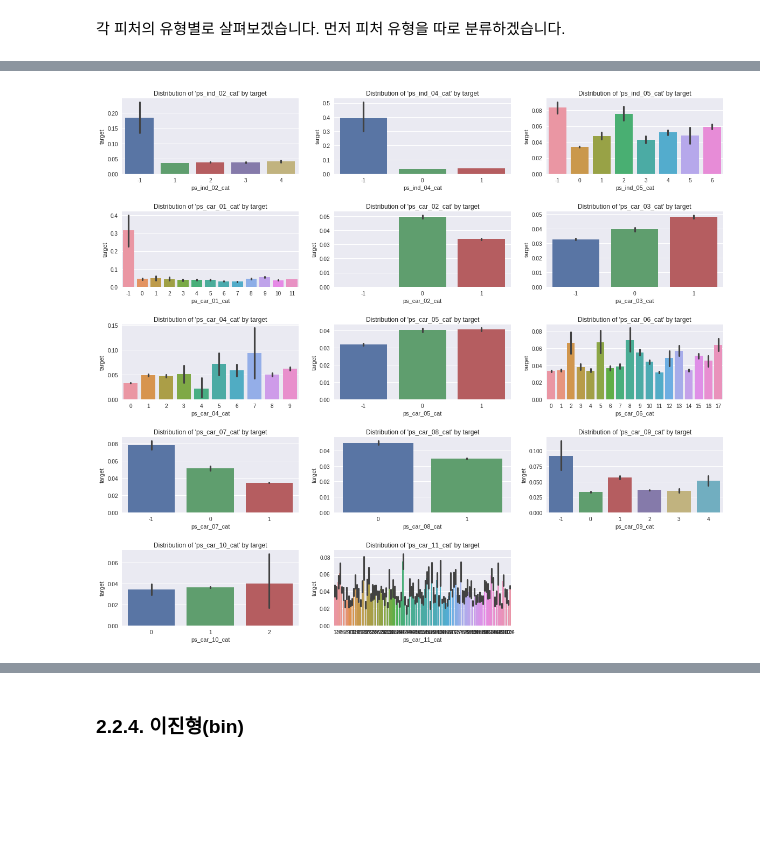
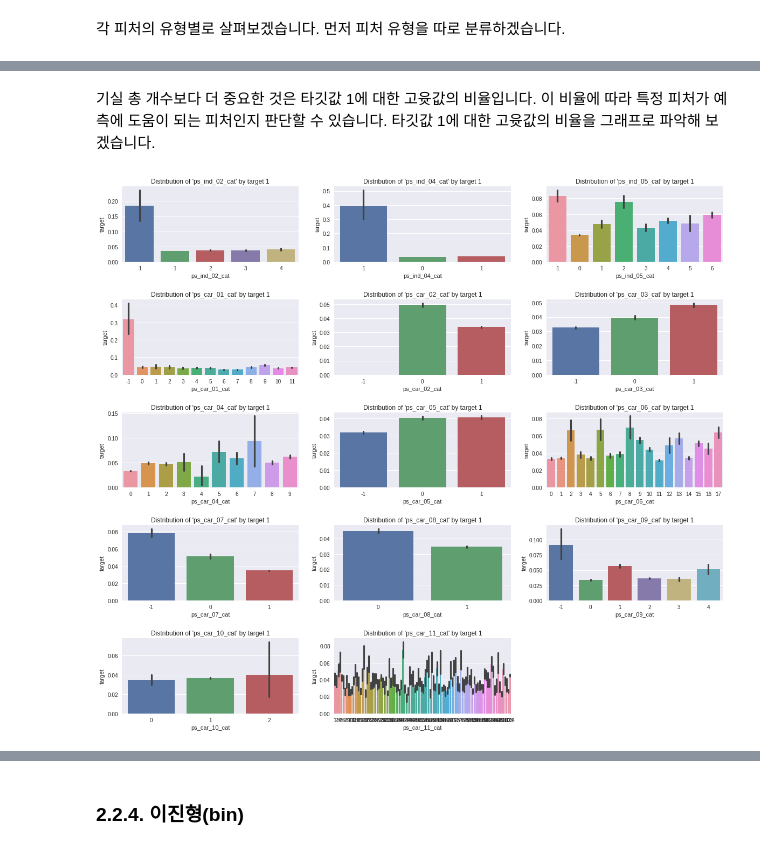
Before and after one commit to LeeSeungwon89/Kaggle_Dacon_Practice, a Jupyter notebook: 1. Porto_Seguro’s_Safe_Driver_Prediction_EDA.ipynb, the cells around one changed output, grey strips where cells are left out. Saved outputs shown, nothing was run; the diff lists cells and outputs as text; code cells hidden in the pictures; blank space fills up the shorter version.

```diff
--- a/1. Porto_Seguro’s_Safe_Driver_Prediction_EDA.ipynb
+++ b/1. Porto_Seguro’s_Safe_Driver_Prediction_EDA.ipynb
@@ -393,11 +399,13 @@ for column in train.columns:
+# %% [markdown]
+기실 총 개수보다 더 중요한 것은 타깃값 1에 대한 고윳값의 비율입니다. 이 비율에 따라 특정 피처가 예측에 도움이 되는 피처인지 판단할 수 있습니다. 타깃값 1에 대한 고윳값의 비율을 그래프로 파악해 보겠습니다.
 # %%
 grid = grsp.GridSpec(5, 3) # 그리드 형태의 행, 열을 지정합니다.
 plt.figure(figsize=(20, 18))
 plt.subplots_adjust(wspace=0.2, hspace=0.5) # 좌우 여백을 지정합니다.
 
 for index, feature in enumerate(list_category):
     axis = plt.subplot(grid[index]) # 그래프 축을 지정합니다.
     sns.barplot(x=feature, y='target', data=train, ax=axis) # 선언한 함수를 사용하여 비율을 표시합니다.
-    axis.set_title(f'Distribution of \'{feature}\' by target')
+    axis.set_title(f'Distribution of \'{feature}\' by target 1')
 # %% [output]
-[figure, old version]
+[figure, new version]
```
Also changed, not shown: parts of 8 cells of this notebook.
